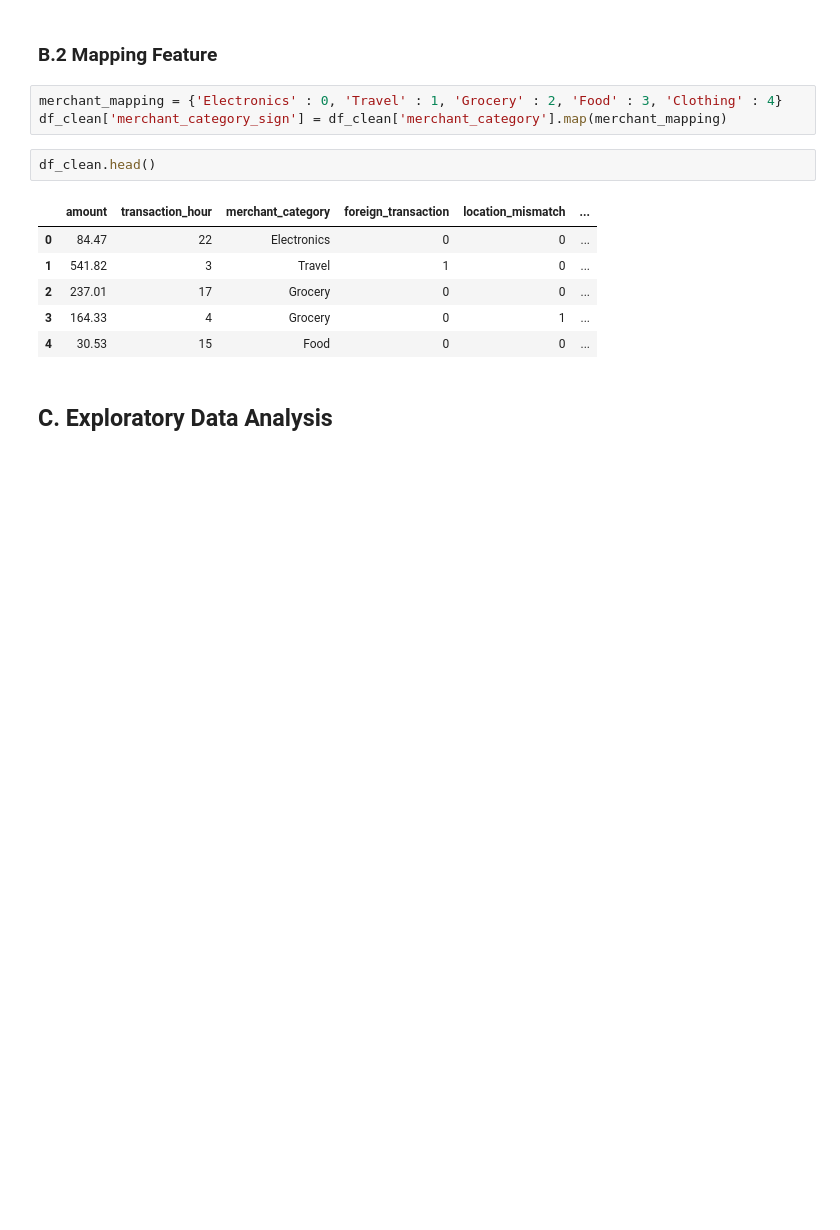
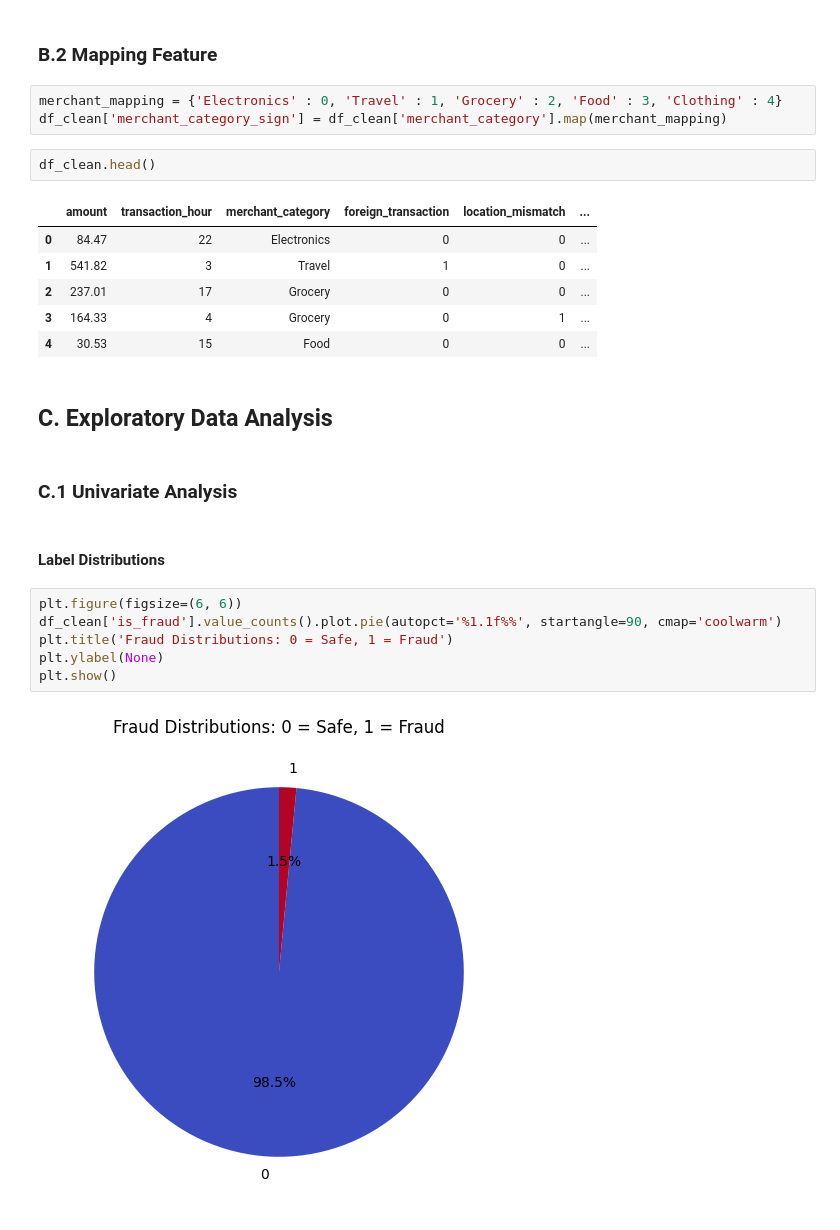
Before and after one commit to HablSank/1Day-1Dataset_MachineLearningProject, a Jupyter notebook: Day-15/Random Forest (Credit Card Fraud)/credit_card_fraud_10k.ipynb, the cells around one changed output. Drawn from its saved outputs; the diff is of its cells as text; blank space fills up the shorter version.

```diff
--- a/Day-15/Random Forest (Credit Card Fraud)/credit_card_fraud_10k.ipynb
+++ b/Day-15/Random Forest (Credit Card Fraud)/credit_card_fraud_10k.ipynb
@@ -172,3 +171,15 @@ df_clean.head()
 | 4 | 30.53 | 15 | Food | 0 | 0 | ... |
 # %% [markdown]
 ## C. Exploratory Data Analysis
+# %% [markdown]
+### C.1 Univariate Analysis
+# %% [markdown]
+#### Label Distributions
+# %%
+plt.figure(figsize=(6, 6))
+df_clean['is_fraud'].value_counts().plot.pie(autopct='%1.1f%%', startangle=90, cmap='coolwarm')
+plt.title('Fraud Distributions: 0 = Safe, 1 = Fraud')
+plt.ylabel(None)
+plt.show()
+# %% [output]
+[figure, added]
```
Also changed, not shown: parts of 12 cells of this notebook.
